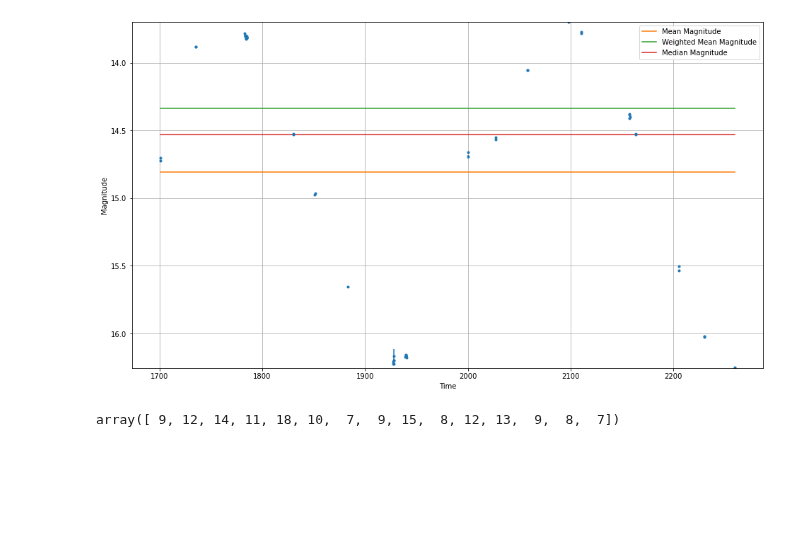
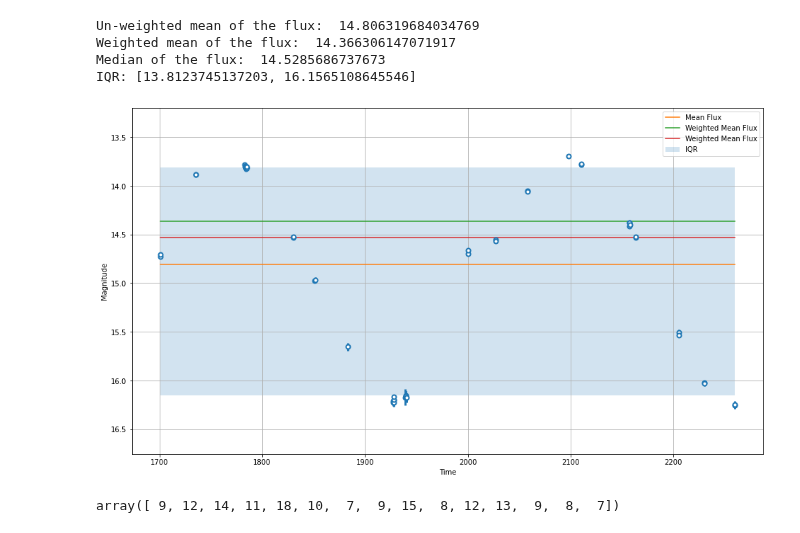
Before and after one commit to Jayshil/Data_Analysis, a Jupyter notebook: Large_scale_surveys/rr_lyrae.ipynb, the cells around one changed output. Saved outputs shown, nothing was run; the diff lists cells and outputs as text; code cells hidden in the pictures; blank space fills up the shorter version.

```diff
--- a/Large_scale_surveys/rr_lyrae.ipynb
+++ b/Large_scale_surveys/rr_lyrae.ipynb
@@ -9,2 +13,3 @@ from scipy.signal import lombscargle as lsg
 # %%
-data = np.genfromtxt('anonymous1619179984702__1.csv', delimiter=',')
+data = pd.read_csv('anonymous1619179984702__1.csv', delimiter=',')
+data
@@ -17,3 +30,2 @@ array([5.87012381e+18, 1.68159666e+16,            nan, 1.70095078e+03,
 # %%
-time, flx, flx_err, mag = data[:,3], data[:,5], data[:,6], data[:,4]
-print(len(flx))
+time, flx, flx_err, mag = data['#time'].to_numpy(), data['#flux'].to_numpy(), data['#flux_over_error'].to_numpy(), data['#mag'].to_numpy()
@@ -82,13 +76,31 @@ plt.grid()
+# %%
+# Un-weighted mean, median: Magnitude
+mn_mag, md_mag = np.average(mag), np.median(mag)
+# Weighted mean: flux
+mn_mag_wt = np.average(mag, weights=mag_err**-2)
+#IQR
+mag_iqr25, mag_iqr75 = np.quantile(mag, np.array([0.25,0.75]))
+
+print('Un-weighted mean of the flux: ', mn_mag)
+print('Weighted mean of the flux: ', mn_mag_wt)
+print('Median of the flux: ', md_mag)
+print('IQR: ' + '[' + str(mag_iqr25) + ', ' + str(mag_iqr75) + ']')
+# %% [output]
+Un-weighted mean of the flux:  14.806319684034769
+Weighted mean of the flux:  14.366306147071917
+Median of the flux:  14.5285686737673
+IQR: [13.8123745137203, 16.1565108645546]
 # %%
 plt.figure(figsize=(16,9))
-plt.errorbar(time, mag, yerr=mag_err, fmt='.')
-plt.plot(time, mn_mg*np.ones(len(flx)), label='Mean Magnitude')
-plt.plot(time, mn_mag_mg*np.ones(len(flx)), label='Weighted Mean Magnitude')
-plt.plot(time, md_mg*np.ones(len(flx)), label='Median Magnitude')
+plt.errorbar(time, mag, yerr=mag_err, fmt='o', mfc='white', elinewidth=3, mew=2)
+plt.plot(time, mn_mag*np.ones(len(mag)), label='Mean Flux')
+plt.plot(time, mn_mag_wt*np.ones(len(mag)), label='Weighted Mean Flux')
+plt.plot(time, md_mag*np.ones(len(mag)), label='Weighted Mean Flux')
+plt.fill_between(time, mag_iqr25*np.ones(len(mag)), mag_iqr75*np.ones(len(mag)), alpha=0.2, label='IQR')
 plt.xlabel('Time')
 plt.ylabel('Magnitude')
 plt.legend(loc='best')
-plt.ylim([np.max(mag), np.min(mag)])
+plt.ylim([np.max(mag)+0.5, np.min(mag)-0.5])
 plt.grid()
 # %% [output]
-[figure, old version]
+[figure, new version]
```
Also changed, not shown: parts of 15 cells of this notebook.
